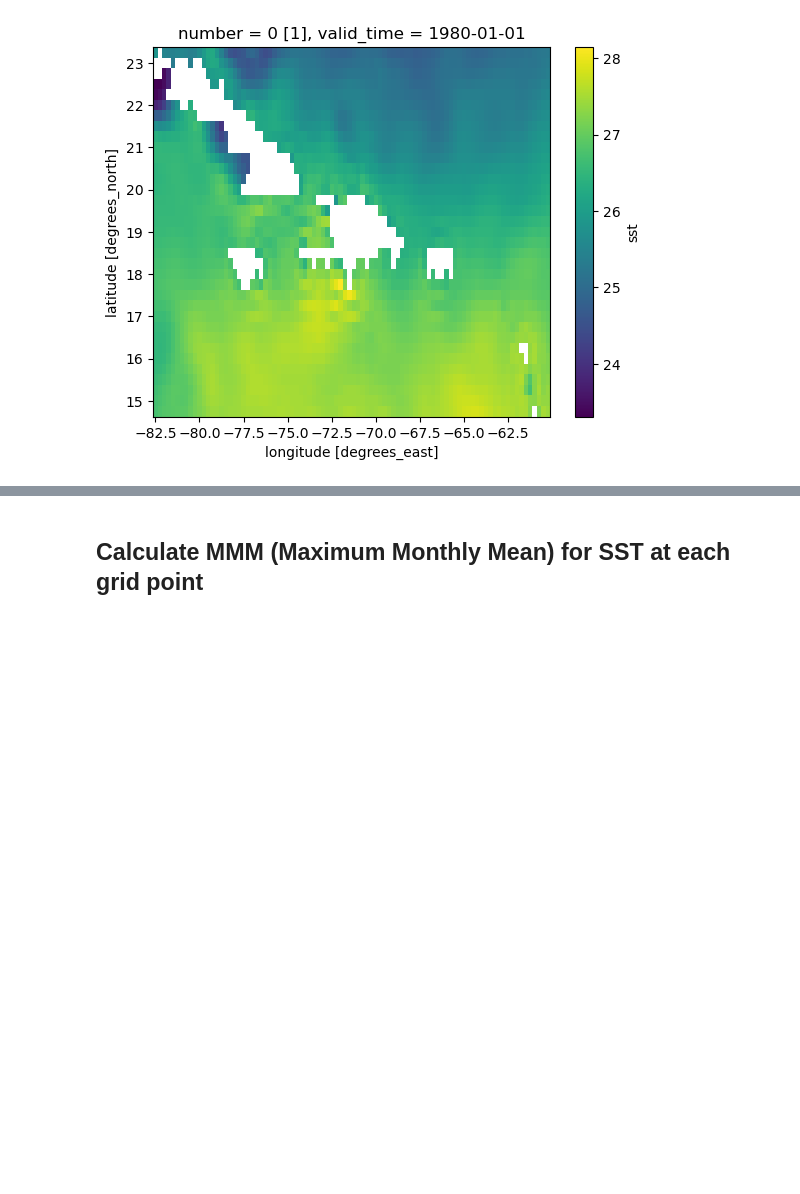
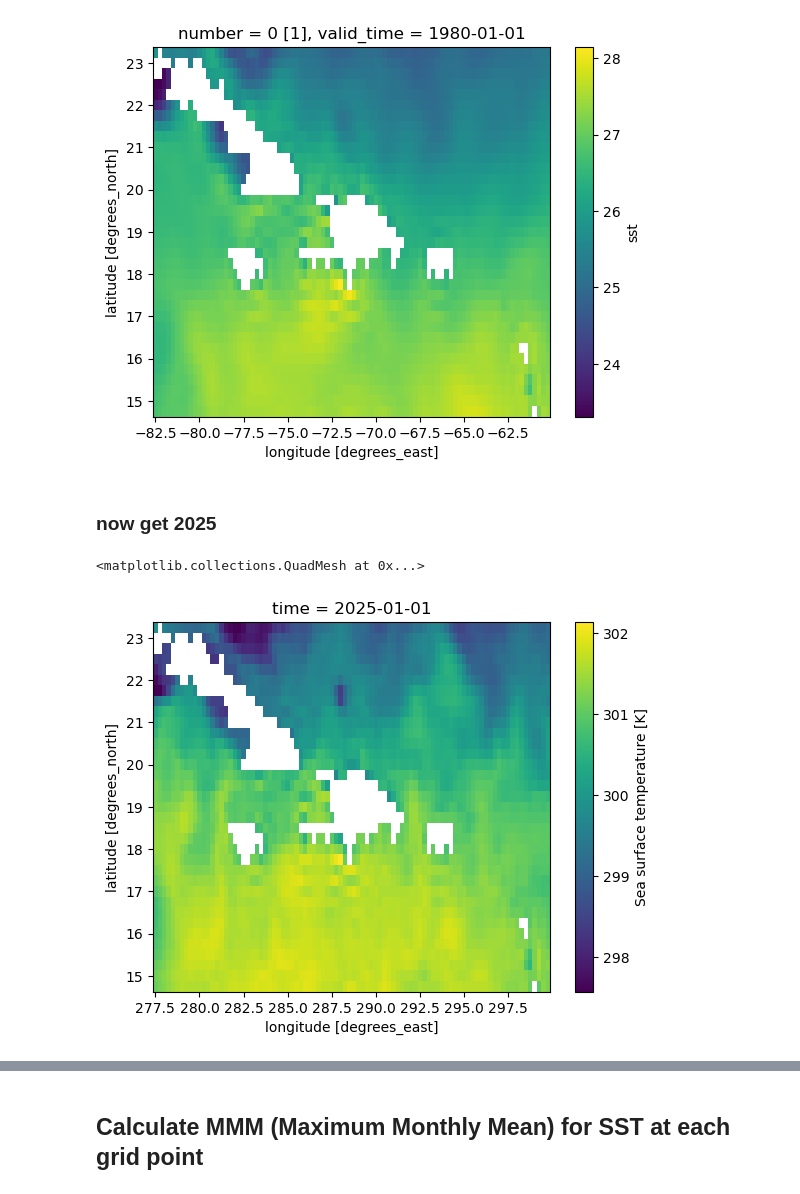
Before and after one commit to kristenkrumhardt/coral_bleaching, a Jupyter notebook: PR_heatwave/PR_xygrid.ipynb, the cells around one changed output, grey strips where cells are left out. Saved outputs shown, nothing was run; the diff lists cells and outputs as text; code cells hidden in the pictures; blank space fills up the shorter version.

```diff
--- a/PR_heatwave/PR_xygrid.ipynb
+++ b/PR_heatwave/PR_xygrid.ipynb
@@ -48,3 +48,22 @@ ds['sst'].isel(valid_time=0).plot()
 # %% [output]
 <matplotlib.collections.QuadMesh at 0x...>
 [figure]
+# %% [markdown]
+### now get 2025
+# %%
+sst_2025 = xr.Dataset()
+path = '/gdex/data/d633000/e5.oper.an.sfc/2025'
+#/gdex/data/d633000/e5.oper.an.sfc/202501/e5.oper.an.sfc.128_034_sstk.ll025sc.2025010100_2025013123.nc
+
+
+files = []
+for mon in range(1,13):
+    mo2="{:02d}".format(mon)
+    files.extend(sorted(glob(f'{path}{mo2}/e5.oper.an.sfc.128_034_sstk.ll025sc.??????????_??????????.nc')))
+
+sst_2025 = xr.open_mfdataset(files, combine='by_coords')
+# %%
+sst_2025.SSTK.isel(time=0,longitude=slice(1110,1200),latitude=slice(267,302)).plot()
+# %% [output]
+<matplotlib.collections.QuadMesh at 0x...>
+[figure, added]
```
Also changed, not shown: parts of 12 cells of this notebook, 2 other files.
